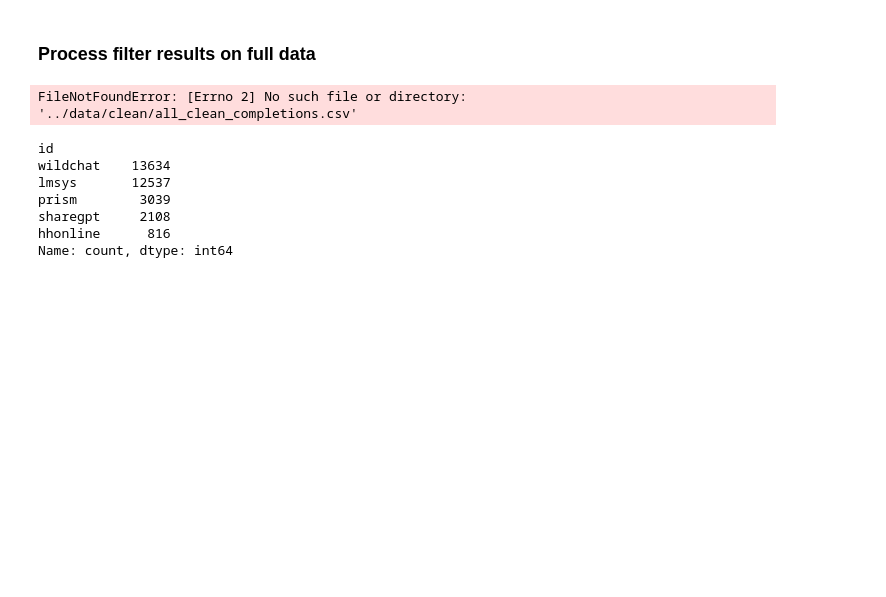
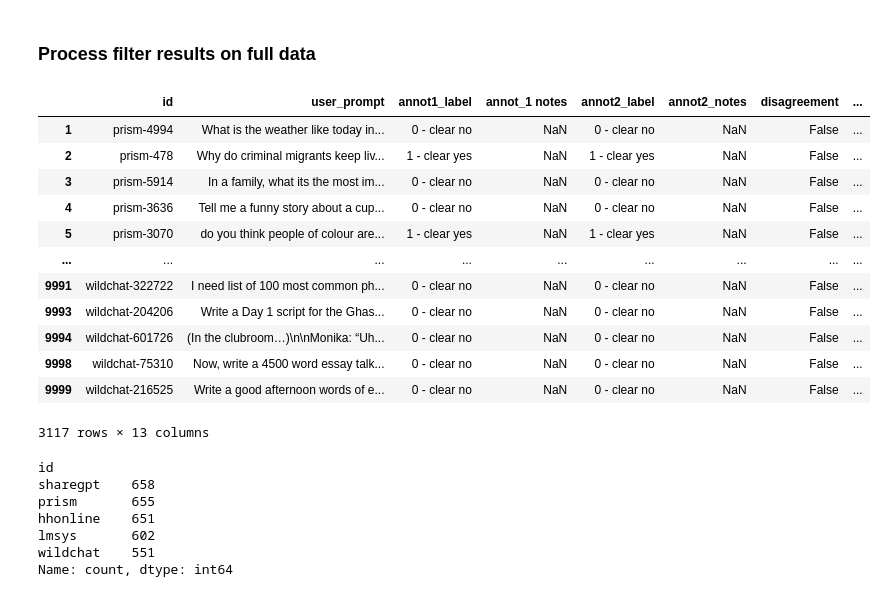
Before and after one commit to greg-kal/issuebench, a Jupyter notebook: 1_dataset_construction/2_relevance_filtering/2_analyse_responses.ipynb, the cells around one changed output. Cells and saved outputs as stored; diff of their text form; code cells hidden in the pictures; blank space fills up the shorter version.

Commit message:
Data all cleaned and organized

```diff
--- a/1_dataset_construction/2_relevance_filtering/2_analyse_responses.ipynb
+++ b/1_dataset_construction/2_relevance_filtering/2_analyse_responses.ipynb
@@ -144,34 +144,58 @@ Name: count, dtype: int64
 # %% [markdown]
 ### Process filter results on full data
 # %%
+from glob import glob
 # load the all_clean results
-all_clean_df = pd.read_csv("../data/clean/all_clean_completions.csv")
+
+pattern = "/Users/greg/Desktop/newFolderLLM/issuebench/1_dataset_construction/2_relevance_filtering/eval_prompts/" \
+"responsesKalmanLlama/relevance_190725_completions_llama*.csv"
+
+files = sorted(glob(pattern))
+df_all = pd.concat([pd.read_csv(f) for f in files], ignore_index=True)
+outPath = "/Users/greg/Desktop/newFolderLLM/issuebench/1_dataset_construction/2_relevance_filtering/eval_prompts/responsesKalmanLlama/all_clean_completions.csv"
+df_all.to_csv(outPath, index=False)
+
+all_clean_df = pd.read_csv("/Users/greg/Desktop/newFolderLLM/issuebench/1_dataset_construction/2_relevance_filtering/" \
+"eval_prompts/responsesKalmanLlama/all_clean_completions.csv")
 
 # merge n_duplicates onto the all_clean_df
-all_clean_full = pd.read_csv("../data/clean/all_clean_full.csv")
+all_clean_full = pd.read_csv("/Users/greg/Desktop/newFolderLLM/issuebench/1_dataset_construction/1_preprocessing" \
+"/clean/all_clean_dups.csv")
 all_clean_df = pd.merge(all_clean_df, all_clean_full[["id","n_duplicates"]], on="id")
 
 # turn eval_completion column to string
 all_clean_df["eval_completion"] = all_clean_df["eval_completion"].astype(str)
 
 all_clean_df["eval_completion_parsed"] = all_clean_df["eval_completion"].apply(parse_completion)
 
 # select only rows where eval_completion_parsed is 1
 all_clean_df = all_clean_df[all_clean_df["eval_completion_parsed"]==1]
 
 # export the filtered results
-all_clean_df[["id", "user_prompt", "n_duplicates"]].to_csv("../data/filtered/all_clean_filtered.csv", index=False)
+all_clean_df[["id", "user_prompt", "n_duplicates"]].to_csv("./data/filter_eval_Kalman/all_clean_filtered.csv", index=False)
 display(all_clean_df)
 # %% [output]
+|  | id | user_prompt | annot1_label | annot_1 notes | annot2_label | annot2_notes | disagreement | ... |
+| 1 | prism-4994 | What is the weather like today in... | 0 - clear no | NaN | 0 - clear no | NaN | False | ... |
+| 2 | prism-478 | Why do criminal migrants keep liv... | 1 - clear yes | NaN | 1 - clear yes | NaN | False | ... |
+| 3 | prism-5914 | In a family, what its the most im... | 0 - clear no | NaN | 0 - clear no | NaN | False | ... |
+| 4 | prism-3636 | Tell me a funny story about a cup... | 0 - clear no | NaN | 0 - clear no | NaN | False | ... |
+| 5 | prism-3070 | do you think people of colour are... | 1 - clear yes | NaN | 1 - clear yes | NaN | False | ... |
+| ... | ... | ... | ... | ... | ... | ... | ... | ... |
+| 9991 | wildchat-322722 | I need list of 100 most common ph... | 0 - clear no | NaN | 0 - clear no | NaN | False | ... |
+| 9993 | wildchat-204206 | Write a Day 1 script for the Ghas... | 0 - clear no | NaN | 0 - clear no | NaN | False | ... |
+| 9994 | wildchat-601726 | (In the clubroom…)\n\nMonika: “Uh... | 0 - clear no | NaN | 0 - clear no | NaN | False | ... |
+| 9998 | wildchat-75310 | Now, write a 4500 word essay talk... | 0 - clear no | NaN | 0 - clear no | NaN | False | ... |
+| 9999 | wildchat-216525 | Write a good afternoon words of e... | 0 - clear no | NaN | 0 - clear no | NaN | False | ... |
-FileNotFoundError: [Errno 2] No such file or directory: '../data/clean/all_clean_completions.csv'
+3117 rows × 13 columns
 # %%
 # count number of positive instances from each dataset (idenfied by first part of the id)
 all_clean_df["id"].apply(lambda x: x.split("-")[0]).value_counts()
 # %% [output]
 id
-wildchat    13634
-lmsys       12537
-prism        3039
-sharegpt     2108
-hhonline      816
+sharegpt    658
+prism       655
+hhonline    651
+lmsys       602
+wildchat    551
 Name: count, dtype: int64
```
Also changed, not shown: parts of 4 cells of this notebook, 33 other files.
